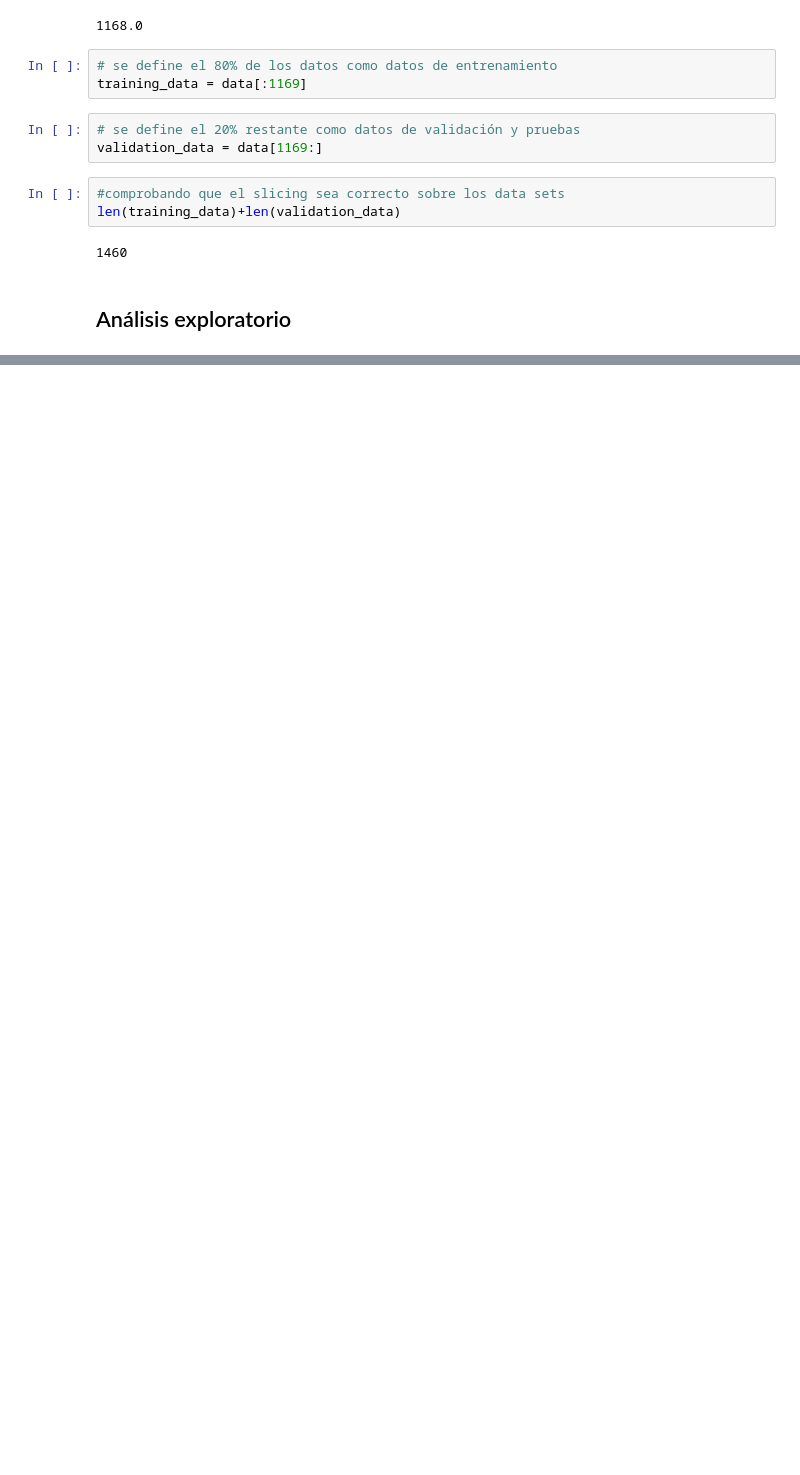
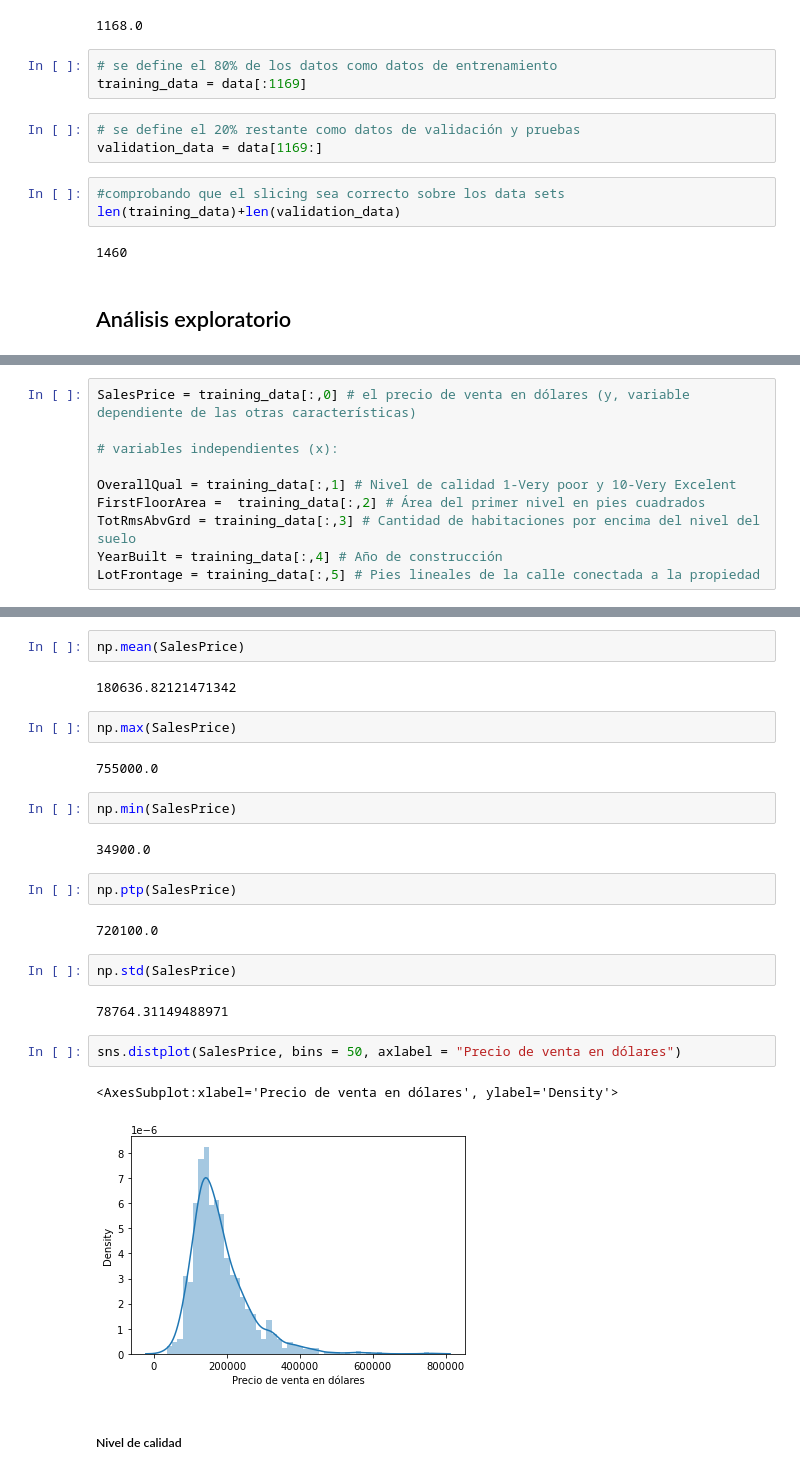
Before and after one commit to eddson90/galileo_tareas, a Jupyter notebook: Proyecto.ipynb, the cells around one changed output, grey strips where cells are left out. Cells and saved outputs as stored; diff of their text form; blank space fills up the shorter version.

Commit message:
PAnálisis exploratorio de variables realizado.

```diff
--- a/Proyecto.ipynb
+++ b/Proyecto.ipynb
@@ -48,0 +61,10 @@ len(training_data)+len(validation_data)
+# %%
+SalesPrice = training_data[:,0] # el precio de venta en dólares (y, variable dependiente de las otras características)
+
+# variables independientes (x):
+
+OverallQual = training_data[:,1] # Nivel de calidad 1-Very poor y 10-Very Excelent
+FirstFloorArea =  training_data[:,2] # Área del primer nivel en pies cuadrados
+TotRmsAbvGrd = training_data[:,3] # Cantidad de habitaciones por encima del nivel del suelo
+YearBuilt = training_data[:,4] # Año de construcción
+LotFrontage = training_data[:,5] # Pies lineales de la calle conectada a la propiedad
@@ -48,0 +73,27 @@ len(training_data)+len(validation_data)
+# %%
+np.mean(SalesPrice)
+# %% [output]
+180636.82121471342
+# %%
+np.max(SalesPrice)
+# %% [output]
+755000.0
+# %%
+np.min(SalesPrice)
+# %% [output]
+34900.0
+# %%
+np.ptp(SalesPrice)
+# %% [output]
+720100.0
+# %%
+np.std(SalesPrice)
+# %% [output]
+78764.31149488971
+# %%
+sns.distplot(SalesPrice, bins = 50, axlabel = "Precio de venta en dólares")
+# %% [output]
+<AxesSubplot:xlabel='Precio de venta en dólares', ylabel='Density'>
+[figure, added]
+# %% [markdown]
+##### Nivel de calidad
```
Also changed, not shown: parts of 38 cells of this notebook.
